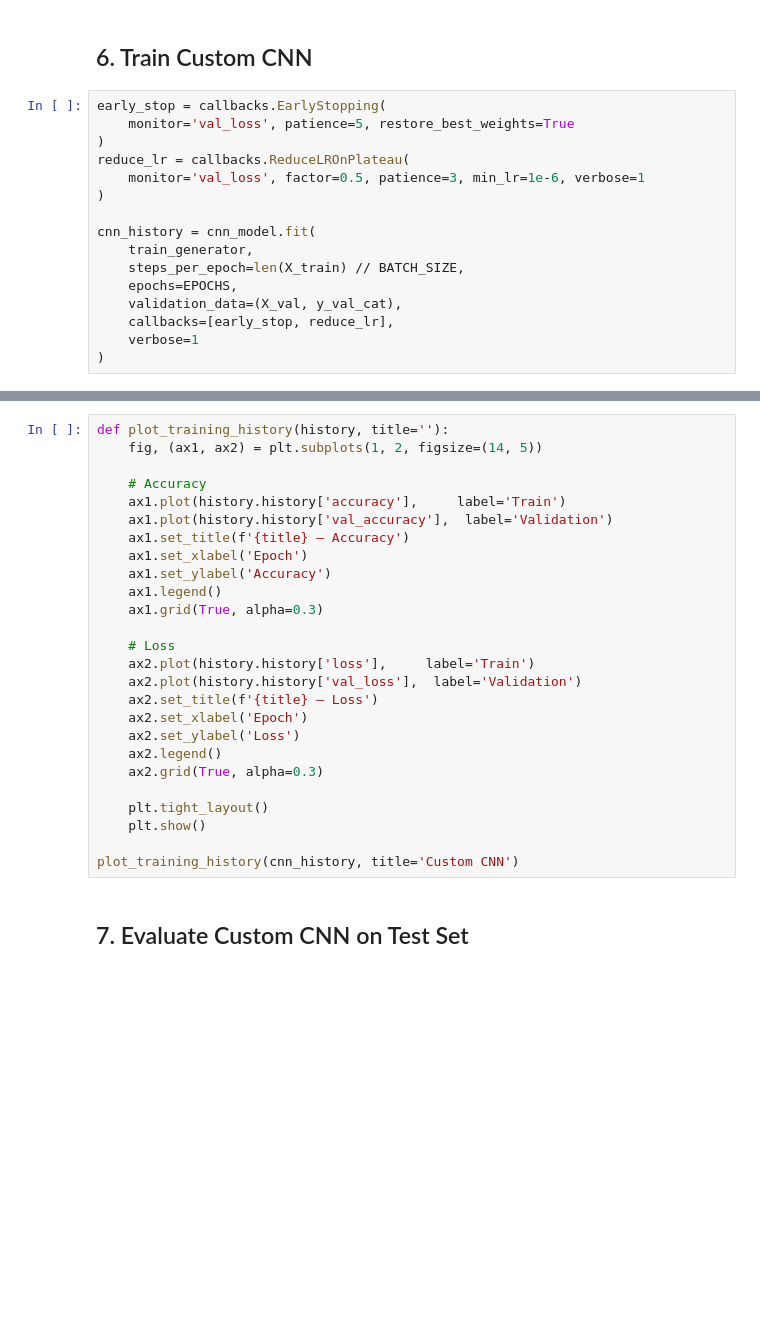
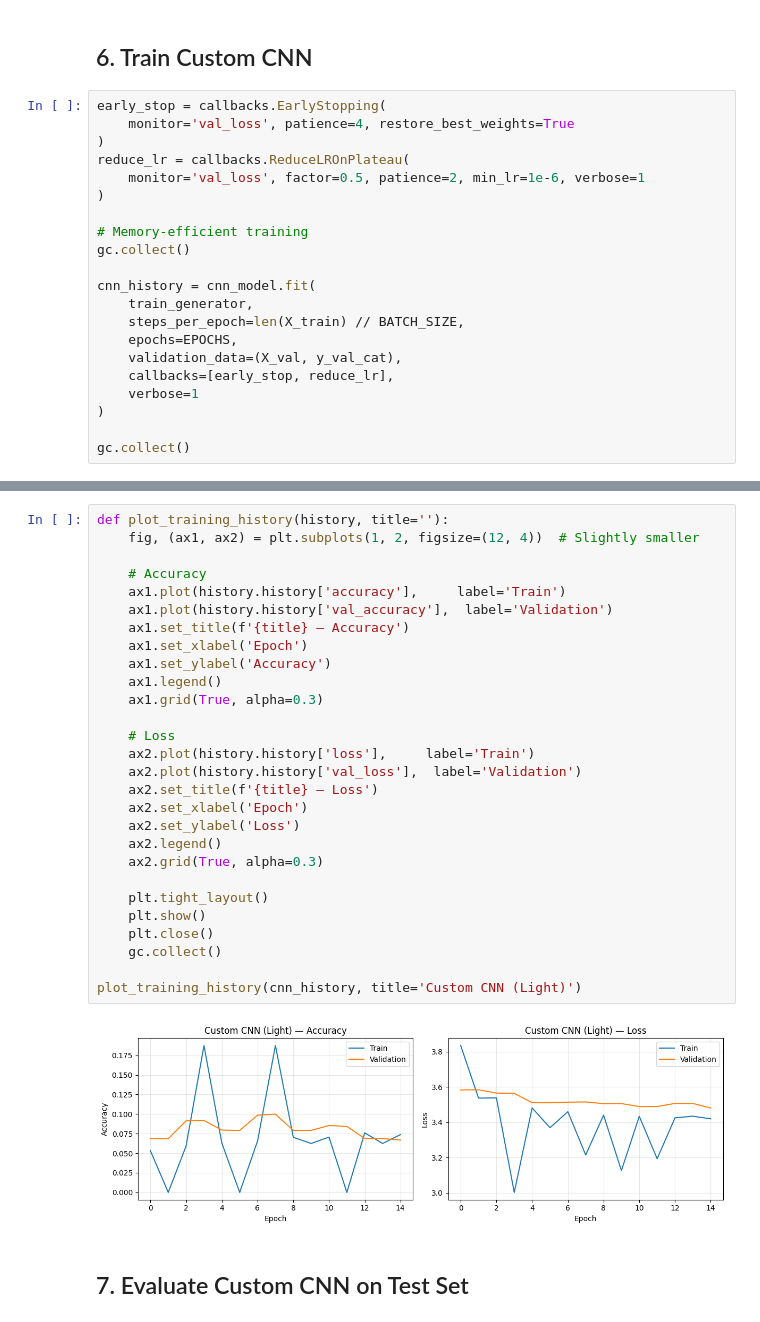
Before and after one commit to Amine-Gharout/elevvo, a Jupyter notebook: Trafic_Recognition/traffic_sign_recognition.ipynb, the cells around one changed output, grey strips where cells are left out. Saved outputs shown, nothing was run; the diff lists cells and outputs as text; blank space fills up the shorter version.

```diff
--- a/Trafic_Recognition/traffic_sign_recognition.ipynb
+++ b/Trafic_Recognition/traffic_sign_recognition.ipynb
@@ -209,11 +355,14 @@ cnn_model.summary()
 ## 6. Train Custom CNN
 # %%
 early_stop = callbacks.EarlyStopping(
-    monitor='val_loss', patience=5, restore_best_weights=True
+    monitor='val_loss', patience=4, restore_best_weights=True
 )
 reduce_lr = callbacks.ReduceLROnPlateau(
-    monitor='val_loss', factor=0.5, patience=3, min_lr=1e-6, verbose=1
+    monitor='val_loss', factor=0.5, patience=2, min_lr=1e-6, verbose=1
 )
+
+# Memory-efficient training
+gc.collect()
 
 cnn_history = cnn_model.fit(
     train_generator,
@@ -223,3 +372,5 @@ cnn_history = cnn_model.fit(
     callbacks=[early_stop, reduce_lr],
     verbose=1
 )
+
+gc.collect()
@@ -226,29 +396,33 @@ cnn_history = cnn_model.fit(
 # %%
 def plot_training_history(history, title=''):
-    fig, (ax1, ax2) = plt.subplots(1, 2, figsize=(14, 5))
+    fig, (ax1, ax2) = plt.subplots(1, 2, figsize=(12, 4))  # Slightly smaller
 
     # Accuracy
     ax1.plot(history.history['accuracy'],     label='Train')
     ax1.plot(history.history['val_accuracy'],  label='Validation')
     ax1.set_title(f'{title} — Accuracy')
     ax1.set_xlabel('Epoch')
     ax1.set_ylabel('Accuracy')
     ax1.legend()
     ax1.grid(True, alpha=0.3)
 
     # Loss
     ax2.plot(history.history['loss'],     label='Train')
     ax2.plot(history.history['val_loss'],  label='Validation')
     ax2.set_title(f'{title} — Loss')
     ax2.set_xlabel('Epoch')
     ax2.set_ylabel('Loss')
     ax2.legend()
     ax2.grid(True, alpha=0.3)
 
     plt.tight_layout()
     plt.show()
+    plt.close()
+    gc.collect()
 
-plot_training_history(cnn_history, title='Custom CNN')
+plot_training_history(cnn_history, title='Custom CNN (Light)')
+# %% [output]
+[figure, added]
 # %% [markdown]
 ## 7. Evaluate Custom CNN on Test Set
 # %%
```
Also changed, not shown: parts of 27 cells of this notebook, 3 other files.
